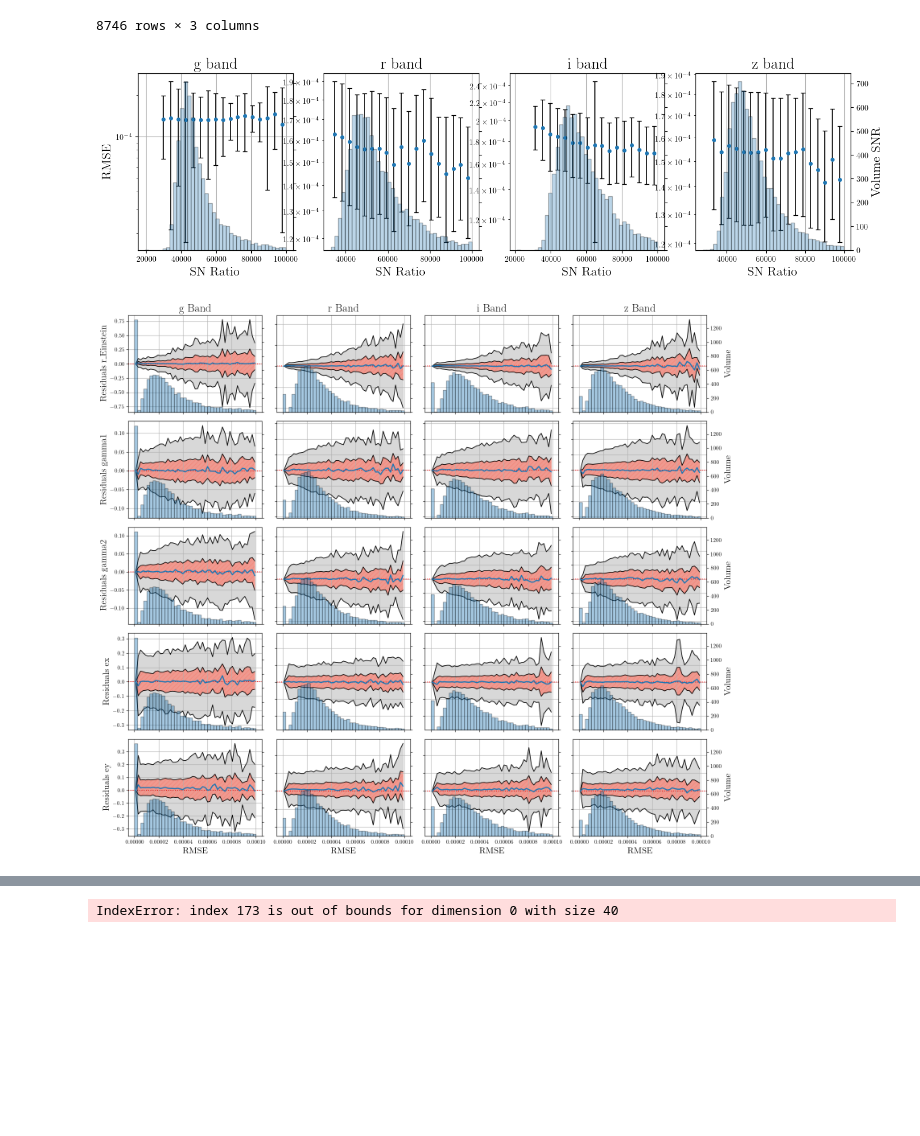
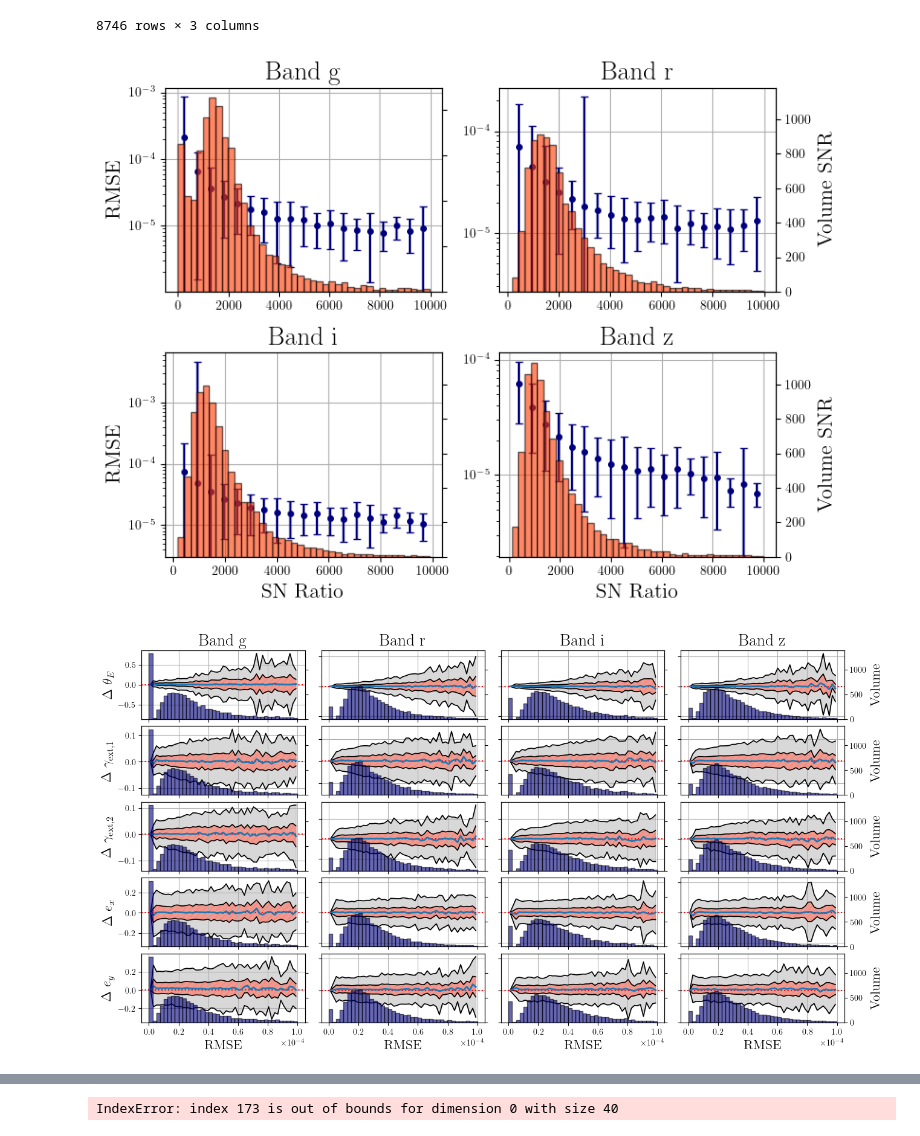
Before and after one commit to matthbatt/Deep-learning-gravitational-lensing, a Jupyter notebook: lensing_UNet_ResNet.ipynb, the cells around one changed output, grey strips where cells are left out. Drawn from its saved outputs; the diff is of its cells as text; code cells hidden in the pictures; blank space fills up the shorter version.

Commit message:
codes for plots UNet ResNet

```diff
--- a/lensing_UNet_ResNet.ipynb
+++ b/lensing_UNet_ResNet.ipynb
@@ -131,7 +131,7 @@ model = model.to(device)
 optimizer = optim.Adam(model.parameters(), lr=1e-5)
 
 # checkpoint = torch.load(f"{model.model_name}_20.pth", map_location=device)
-checkpoint = torch.load(f"{model.model_name}_18.pth", map_location=device)
+checkpoint = torch.load(f"{model.model_name}_16.pth", map_location=device)
 
 model.load_state_dict(checkpoint["model"])
 optimizer.load_state_dict(checkpoint["optimizer"])
@@ -473,16 +513,16 @@ plt.rcParams["text.usetex"] = True
 plt.rcParams["font.family"] = "serif"
 plt.rcParams["font.serif"] = ["Computer Modern Roman"]
 
-fig, axes = plt.subplots(1, 4, figsize=(16, 4))
+fig, axes = plt.subplots(2, 2, figsize=(8, 6))
 
 twin_axes = []
 
 for k in range(4):
-    ax = axes[k]
+    ax = axes[k//2, k%2]
 
     # --- your data prep ---
     x = Ratio_t[:, k].cpu().numpy()
-    mask = (x < 100000)
+    mask = (x < 10000)
     x = x[mask]
 
     residuals = similarity[:, k]
@@ -522,8 +562,8 @@ for k in range(4):
     bin_centers, medians,
     yerr=[np.array(medians) - np.array(sigma1_low),
           np.array(sigma1_high) - np.array(medians)],
-    fmt='o', color='C0', markersize=4, linewidth=1.2,
-    ecolor='black', elinewidth=1.2, capsize=3, label='Median $\pm 1 \sigma$')
+    fmt='o', color='#00007F', markersize=4, linewidth=1.2,
+    ecolor='#00007F', elinewidth=1.7, capsize=3, label='Median $\pm 1 \sigma$')# , color = '#FF3700') 00007F
 
     # ax.plot(bin_centers, sigma1_low, color="black", linewidth=1.2)
     # ax.plot(bin_centers, sigma1_high, color="black", linewidth=1.2)
@@ -532,46 +572,53 @@ for k in range(4):
     # ax.axhline(0, color="red", linestyle=":", linewidth=1.5)
 
     # ax.fill_between(bin_centers, sigma3_low, sigma3_high,
     #                 color='gray', alpha=0.3)
     # ax.fill_between(bin_centers, sigma1_low, sigma1_high,
     #                 color='salmon', alpha=0.7, hatch='///')
 
     # ax.plot(bin_centers, medians, color='C0', linewidth=2)
     ax.grid(True)
 
     # --- right axis (histogram) ---
     ax2 = ax.twinx()
     twin_axes.append(ax2)
-    ax2.hist(x, bins=40, edgecolor='black', alpha=0.3)
+    ax2.hist(x, bins=40, edgecolor='black', alpha=0.6, color = '#FF3700')
     # ax.yaxis.set_major_formatter(FuncFormatter(lambda x, _: f"{x:.0e}"))
     ax.set_yscale("log")
+    Bands = ['g', 'r', 'i', 'z']
+    axes[k//2, k%2].set_title(f'Band {Bands[k]}', fontsize = 20)
 
     # hide redundant ticks
     # if k != 0:
     #     ax.tick_params(labelleft=False)
-    if k != 3:
+    if k != 3 and k != 1:
         ax2.tick_params(labelright=False)
-    if k == 3:
+    if k == 3 or k==1:
         ax2.set_ylabel('Volume SNR', fontsize = 16)
 
 # share all right y-axes
 for ax2 in twin_axes[1:]:
     ax2.sharey(twin_axes[3])
 
 Bands = ['g', 'r', 'i', 'z']
-for k in range(4):
-    axes[k].set_title(f'{Bands[k]} band', fontsize = 20)
-    axes[k].set_xlabel('SN Ratio', fontsize = 16)
-axes[0].set_ylabel('RMSE', fontsize = 16)
-
+axes[1, 0].set_xlabel('SN Ratio', fontsize = 16)
+axes[1, 1].set_xlabel('SN Ratio', fontsize = 16)
+axes[0,0].set_ylabel('RMSE', fontsize = 16)
+axes[1,0].set_ylabel('RMSE', fontsize = 16)
+# for k in range(4):
+#     # axes[k//2, k%2].set_title(f'Band {Bands[k]}', fontsize = 20)
+#     axes[k//2, k%2].set_xlabel('SN Ratio', fontsize = 16)
+# axes[0].set_ylabel('RMSE', fontsize = 16)
+plt.tight_layout()
 plt.savefig("/net/CLUSTER/VAULT/users/mbatt/gravitational_lensing/plots/snr_rmse.png", dpi=300, bbox_inches="tight")
 plt.show()
 # %% [output]
-[figure, old version]
+[figure, new version]
 # %%
-fig, axis = plt.subplots(5, 4, figsize=(16, 14))
-bands = ['g', 'r', 'i', 'z']
-names = ["r_Einstein", "gamma1", "gamma2", "ex", "ey"]
+fig, axis = plt.subplots(5, 4, figsize=(15, 8))
+plt.subplots_adjust(wspace=0.1, hspace=0.1)
+bandes = ['g', 'r', 'i', 'z']
+names = [r"$\theta_E$", r"$\gamma_{\mathrm{ext,1}}$", r"$\gamma_{\mathrm{ext,2}}$", r"$e_x$", r"$e_y$"]
 twin_axes = []
 left_axes = []
 for k in range(20):
@@ -626,21 +673,22 @@ for k in range(20):
         ax2 = ax.twinx()
         twin_axes.append(ax2)
         left_axes.append(ax)
-        ax2.hist(x, bins=40, edgecolor='black', alpha=0.4)
+        ax2.hist(x, bins=40, edgecolor='black', alpha=0.6, color = '#00007F')
         # ax.set_title(f"{bands[k%4]} Band", fontsize=16)
         ax.grid(True)
         if k%4 != 0:
             axis[k//4, k%4].sharey(axis[k//4,3])
 
         if k %4 == 0:
-            ax.set_ylabel(f'Residuals {names[k//4]}', fontsize = 16)
+            ax.set_ylabel(f'$\Delta$ {names[k//4]}', fontsize = 16)
         if k//4 == 0:
-            ax.set_title(f'{bandes[k%5]} Band', fontsize = 20)
+            ax.set_title(f'Band {bandes[k%5]}', fontsize = 20)
     #         ax.legend()
         if k%4 == 3:
             ax2.set_ylabel("Volume", fontsize = 16)
         if k//4 == 4:
             ax.set_xlabel('RMSE', fontsize = 16)
+            ax.ticklabel_format(axis='x', style='sci', scilimits=(0, 0))
     #     ax.set_xticklabels([])
         if k//4 != 4:
             ax.tick_params(labelbottom=False)
@@ -653,11 +701,11 @@ for ax2 in twin_axes[1:]:
     ax2.sharey(twin_axes[3])
 axis[0,0].tick_params(labelleft=True)
 
-plt.tight_layout()
-plt.savefig("/net/CLUSTER/VAULT/users/mbatt/gravitational_lensing/plots/residual_mse.png", dpi=300, bbox_inches="tight")
+# plt.tight_layout()
+plt.savefig("/net/CLUSTER/VAULT/users/mbatt/gravitational_lensing/plots/residual_mse_big.png", dpi=300, bbox_inches="tight")
 plt.show()
 # %% [output]
-[figure, old version]
+[figure, new version]
 # %%
 fig, axis = plt.subplots(5, 4, figsize=(16, 14), sharey=True)
 
```
Also changed, not shown: parts of 7 cells of this notebook, 4 other files.
